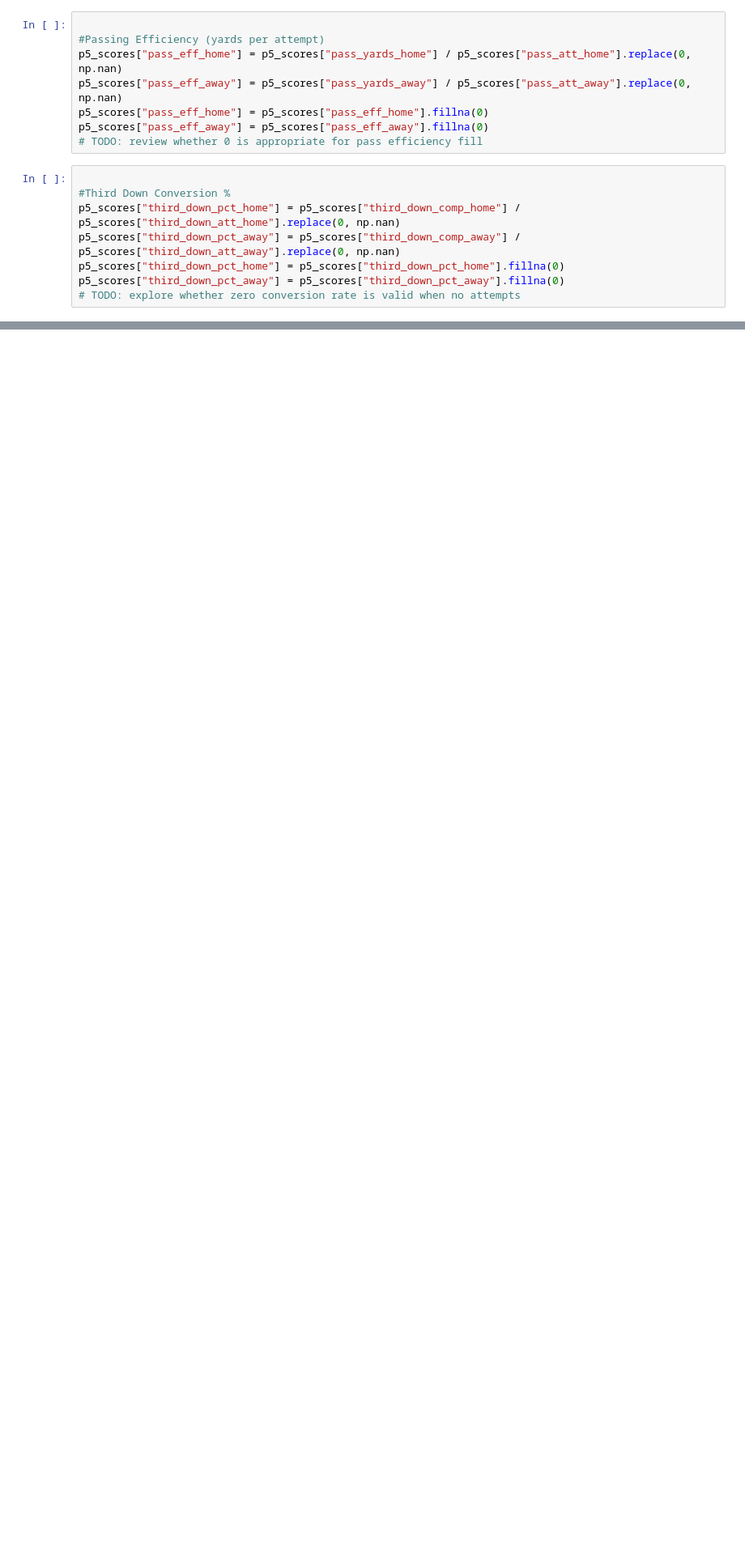
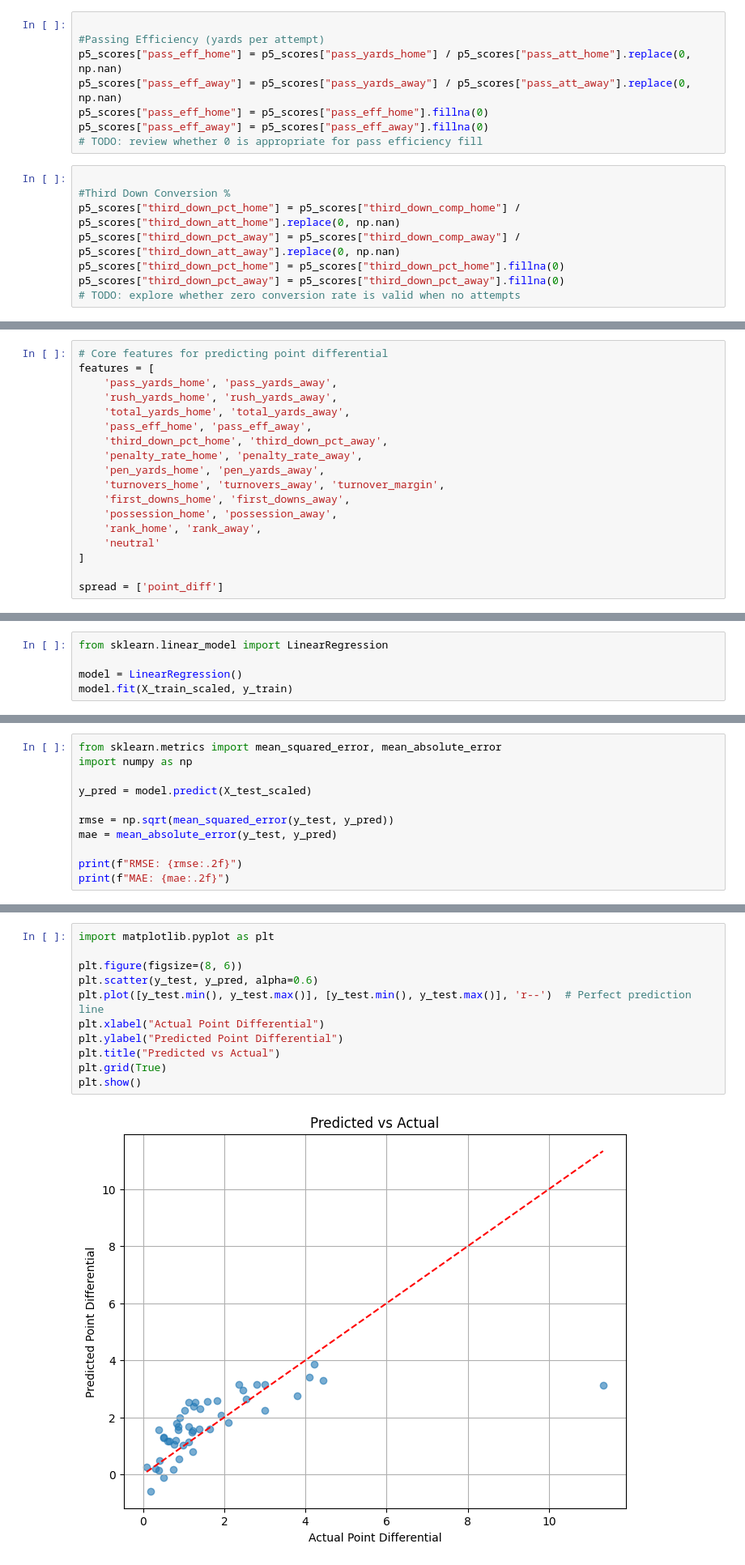
Before and after one commit to evanflaks/451Project, a Jupyter notebook: index.ipynb, the cells around one changed output, grey strips where cells are left out. Shown at 81% size. Saved outputs shown, nothing was run; the diff lists cells and outputs as text; blank space fills up the shorter version.

```diff
--- a/index.ipynb
+++ b/index.ipynb
@@ -94,0 +125,18 @@ p5_scores["third_down_pct_away"] = p5_scores["third_down_pct_away"].fillna(0)
+# %%
+# Core features for predicting point differential
+features = [
+    'pass_yards_home', 'pass_yards_away',
+    'rush_yards_home', 'rush_yards_away',
+    'total_yards_home', 'total_yards_away',
+    'pass_eff_home', 'pass_eff_away',
+    'third_down_pct_home', 'third_down_pct_away',
+    'penalty_rate_home', 'penalty_rate_away',
+    'pen_yards_home', 'pen_yards_away',
+    'turnovers_home', 'turnovers_away', 'turnover_margin',
+    'first_downs_home', 'first_downs_away',
+    'possession_home', 'possession_away',
+    'rank_home', 'rank_away',
+    'neutral'
+]
+
+spread = ['point_diff']
@@ -94,0 +165,5 @@ p5_scores["third_down_pct_away"] = p5_scores["third_down_pct_away"].fillna(0)
+# %%
+from sklearn.linear_model import LinearRegression
+
+model = LinearRegression()
+model.fit(X_train_scaled, y_train)
@@ -94,0 +172,11 @@ p5_scores["third_down_pct_away"] = p5_scores["third_down_pct_away"].fillna(0)
+# %%
+from sklearn.metrics import mean_squared_error, mean_absolute_error
+import numpy as np
+
+y_pred = model.predict(X_test_scaled)
+
+rmse = np.sqrt(mean_squared_error(y_test, y_pred))
+mae = mean_absolute_error(y_test, y_pred)
+
+print(f"RMSE: {rmse:.2f}")
+print(f"MAE: {mae:.2f}")
@@ -94,0 +186,13 @@ p5_scores["third_down_pct_away"] = p5_scores["third_down_pct_away"].fillna(0)
+# %%
+import matplotlib.pyplot as plt
+
+plt.figure(figsize=(8, 6))
+plt.scatter(y_test, y_pred, alpha=0.6)
+plt.plot([y_test.min(), y_test.max()], [y_test.min(), y_test.max()], 'r--')  # Perfect prediction line
+plt.xlabel("Actual Point Differential")
+plt.ylabel("Predicted Point Differential")
+plt.title("Predicted vs Actual")
+plt.grid(True)
+plt.show()
+# %% [output]
+[figure, added]
```
Also changed, not shown: parts of 11 cells of this notebook, 1 other file.
